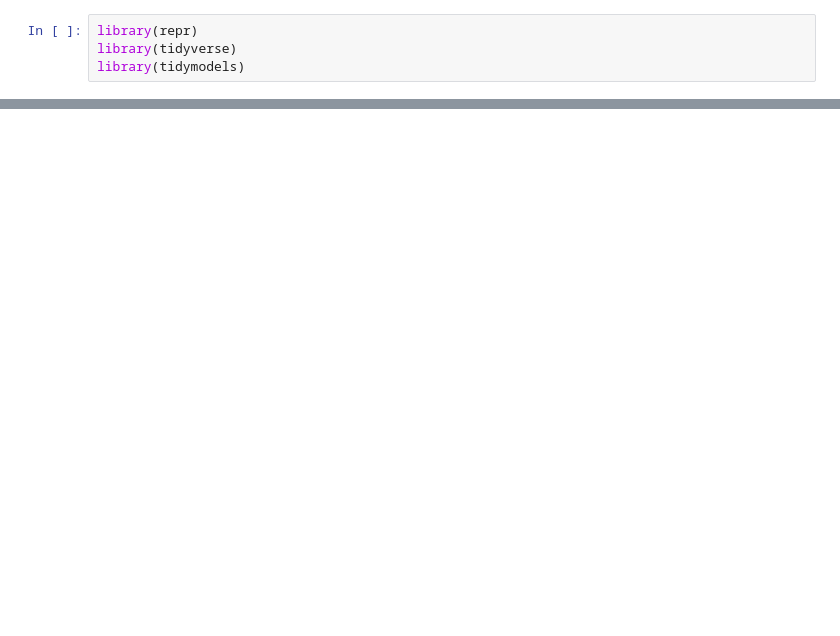
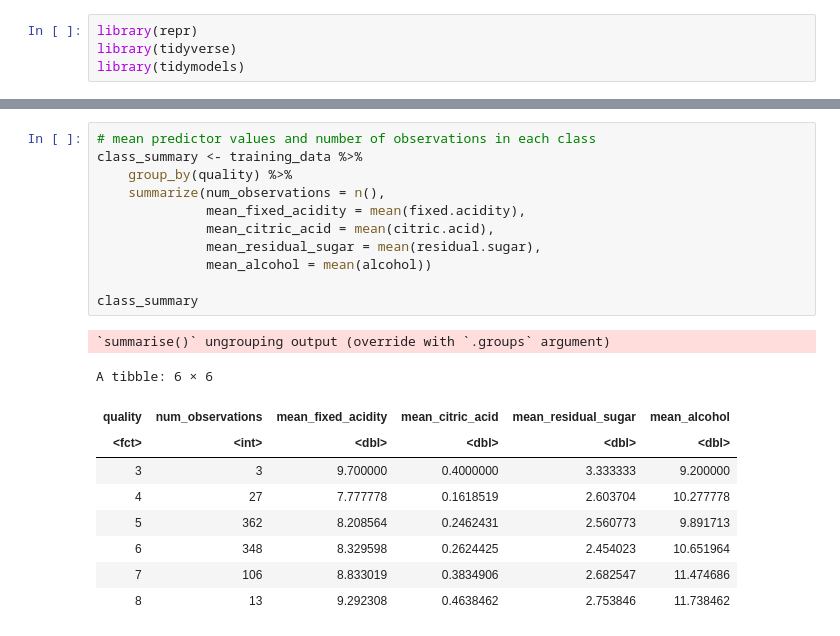
Before and after one commit to allisonml/DSCI-Proposal, a Jupyter notebook: Untitled.ipynb, the cells around one changed output, grey strips where cells are left out. Saved outputs shown, nothing was run; the diff lists cells and outputs as text; blank space fills up the shorter version.

```diff
--- a/Untitled.ipynb
+++ b/Untitled.ipynb
@@ -29,0 +109,22 @@ A data.frame: 1143 × 13
+# %%
+# mean predictor values and number of observations in each class
+class_summary <- training_data %>%
+    group_by(quality) %>%
+    summarize(num_observations = n(),
+              mean_fixed_acidity = mean(fixed.acidity),
+              mean_citric_acid = mean(citric.acid),
+              mean_residual_sugar = mean(residual.sugar),
+              mean_alcohol = mean(alcohol))
+
+class_summary
+# %% [output]
+`summarise()` ungrouping output (override with `.groups` argument)
+A tibble: 6 × 6
+| quality | num_observations | mean_fixed_acidity | mean_citric_acid | mean_residual_sugar | mean_alcohol |
+| <fct> | <int> | <dbl> | <dbl> | <dbl> | <dbl> |
+| 3 | 3 | 9.700000 | 0.4000000 | 3.333333 | 9.200000 |
+| 4 | 27 | 7.777778 | 0.1618519 | 2.603704 | 10.277778 |
+| 5 | 362 | 8.208564 | 0.2462431 | 2.560773 | 9.891713 |
+| 6 | 348 | 8.329598 | 0.2624425 | 2.454023 | 10.651964 |
+| 7 | 106 | 8.833019 | 0.3834906 | 2.682547 | 11.474686 |
+| 8 | 13 | 9.292308 | 0.4638462 | 2.753846 | 11.738462 |
```
Also changed, not shown: parts of 6 cells of this notebook.
